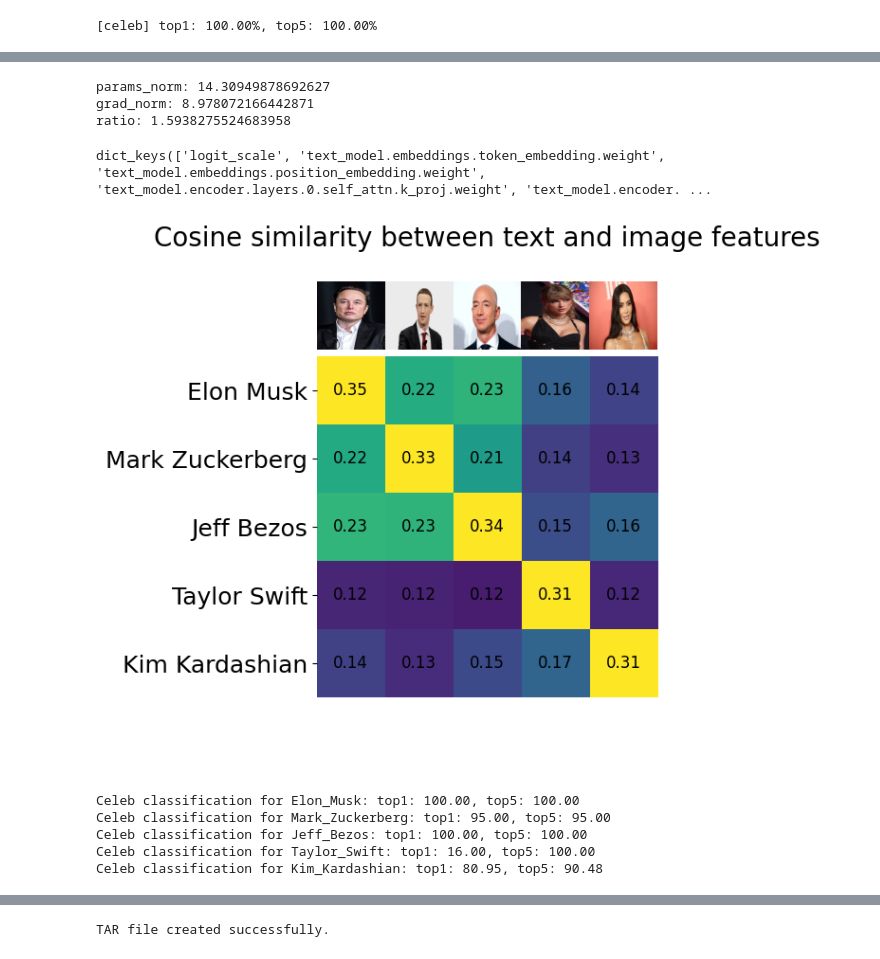
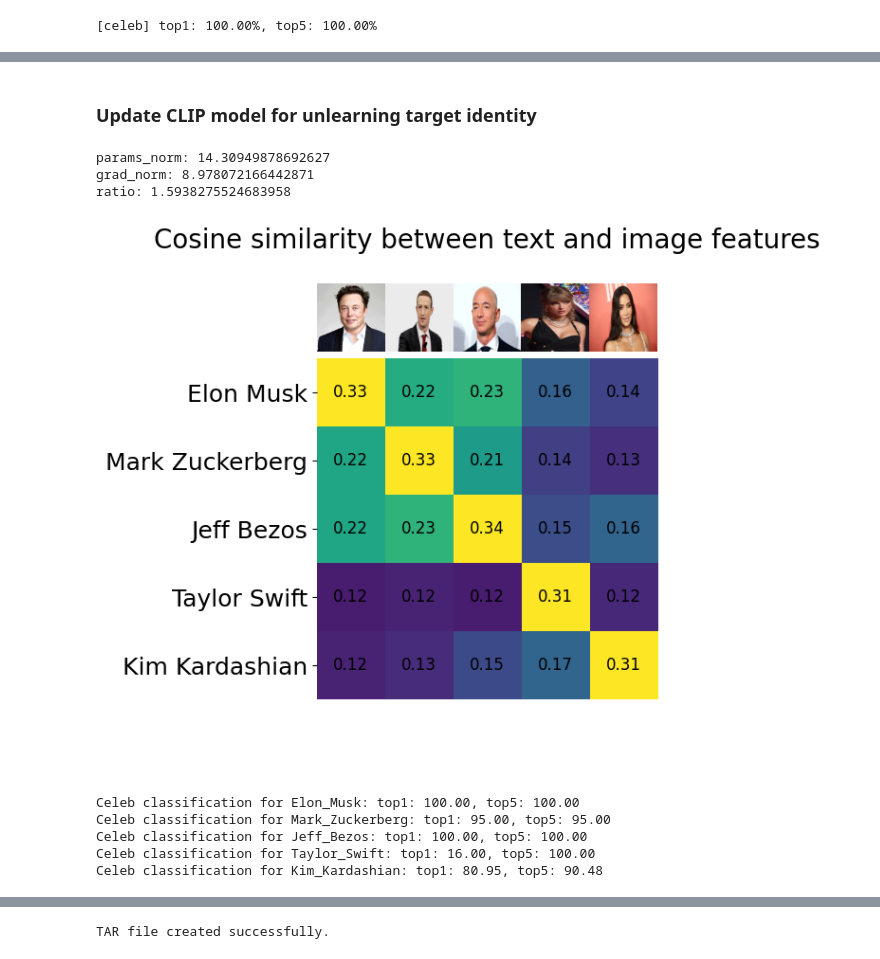
Before and after one commit to CSIPlab/SLUG, a Jupyter notebook: notebooks/experiment_stable_diffusion.ipynb, the cells around one changed output, grey strips where cells are left out. Saved outputs shown, nothing was run; the diff lists cells and outputs as text; code cells hidden in the pictures.

```diff
--- a/notebooks/experiment_stable_diffusion.ipynb
+++ b/notebooks/experiment_stable_diffusion.ipynb
@@ -105,8 +104,10 @@ def build_zero_shot_classifier(
 from pathlib import Path
 from collections import defaultdict
 from tqdm import tqdm
-# data_root = Path("/home/zcai032/unlearn/MUKit/clip/data/celeba")
-data_root = Path("data/celeba")
+
+# path to "celeba/"
+data_root = Path("/media/volume/mmcv/MUKit/data/celeba")
+# data_root = Path("data/celeba")
 file_image_name = data_root / "list_identity_celeba.txt"
 with open(file_image_name, 'r') as f:
     # Read the file line by line
@@ -127,8 +128,6 @@ name_list = tuple(sorted(name_set))
 CELEB_NAMES = [name.replace('_', ' ') for name in name_list]
 CELEB_TEMPLATES = (
     lambda c: f'{c}.',
-    # lambda c: f'a photo of {c}.',
-    # lambda c: f'an image of {c}.',
 )
 
 
@@ -147,25 +146,19 @@ def run_name(model, classifier, name, processor, device):
         image_path = data_root / "img_align_celeba" / image_id
         image = Image.open(image_path).convert("RGB")
 
-        # image = preprocess(image).unsqueeze(0)
-        # image = image.to(device)
         target = torch.tensor([label]).to(device)
-        # target = target.to(device)
+
 
         inputs = processor(text=[CELEB_TEMPLATES[0](name)], images=image, return_tensors="pt", padding=True).to(device)
         with torch.no_grad():
-            # output = model(image=image)
             outputs = model(**inputs)
 
-
-        # image_features = output['image_features'] if isinstance(output, dict) else output[0]
         image_features = outputs.image_embeds
         logits = 100. * image_features @ classifier
         # measure accuracy
         acc1, acc5 = accuracy(logits, target, topk=(1, 5))
         top1 += acc1
         top5 += acc5
-        # n += image.size(0)
         n += 1
 
     top1 = (top1 / n)
@@ -454,6 +425,8 @@ def get_important_layers(celeb_name, pair, model, forget_grads, retain_grads):
         plt.close()
 
     return important_layers
+# %% [markdown]
+### Update CLIP model for unlearning target identity
 # %%
 pair = "ViT-H-14 laion2B-s32B-b79K"
 important_layers = get_important_layers(celeb_name, pair, model_clip_pretrained, forget_grads, retain_grads)
@@ -563,10 +536,6 @@ print(f"ratio: {ratio}")
 params_norm: 14.30949878692627
 grad_norm: 8.978072166442871
 ratio: 1.5938275524683958
-# %%
-forget_grads.keys()
-# %% [output]
-dict_keys(['logit_scale', 'text_model.embeddings.token_embedding.weight', 'text_model.embeddings.position_embedding.weight', 'text_model.encoder.layers.0.self_attn.k_proj.weight', 'text_model.encoder. ...
 # %%
 model_clip = deepcopy(model_clip_pretrained)
 
@@ -620,16 +589,10 @@ for layer_name in layer_names:
 # classifier_celeb = build_classifiers(model_clip)
 # %%
 urls = [
-    "https://upload.wikimedia.org/wikipedia/commons/thumb/9/99/Elon_Musk_Colorado_2022_%28cropped2%29.jpg/220px-Elon_Musk_Colorado_2022_%28cropped2%29.jpg",\
-    # "https://upload.wikimedia.org/wikipedia/commons/thumb/1/18/Mark_Zuckerberg_F8_2019_Keynote_%2832830578717%29_%28cropped%29.jpg/220px-Mark_Zuckerberg_F8_2019_Keynote_%2832830578717%29_%28cropped%29.jpg",\
+    "https://futureoflife.org/wp-content/uploads/2020/08/elon_musk_royal_society.jpg",\
     "https://encrypted-tbn2.gstatic.com/images?q=tbn:ANd9GcToA87dFnKkkn7smBpTGguPNZ-2HJz3XGhiXNrvtybCGWLT869i",\
-    # "https://upload.wikimedia.org/wikipedia/commons/thumb/0/03/Jeff_Bezos_visits_LAAFB_SMC_%283908618%29_%28cropped%29.jpeg/220px-Jeff_Bezos_visits_LAAFB_SMC_%283908618%29_%28cropped%29.jpeg",\
-    # "https://en.wikipedia.org/wiki/File:Jeff_Bezos_visits_LAAFB_SMC_(3908618)_(cropped).jpeg",\
     "https://encrypted-tbn0.gstatic.com/images?q=tbn:ANd9GcRwhgRcyw94DdjP5cXCFSdC9oIlvc447C-GEqeeJlnRKrQ9RwVd",\
     "https://upload.wikimedia.org/wikipedia/commons/thumb/b/b1/Taylor_Swift_at_the_2023_MTV_Video_Music_Awards_%283%29.png/220px-Taylor_Swift_at_the_2023_MTV_Video_Music_Awards_%283%29.png",\
-    # "https://upload.wikimedia.org/wikipedia/commons/thumb/d/df/Kim_Kardashian_West_2014.jpg/1200px-Kim_Kardashian_West_2014.jpg"\
-    # "https://upload.wikimedia.org/wikipedia/commons/thumb/d/df/Kim_Kardashian_West_2014.jpg/220px-Kim_Kardashian_West_2014.jpg"
-    # "https://cdn.britannica.com/42/184142-050-5B50BDC2/Kim-Kardashian-2008.jpg"
     "https://variety.com/wp-content/uploads/2023/10/GettyImages-1485742278.jpg?w=1024"
 ]
 texts = ["Elon Musk", "Mark Zuckerberg", "Jeff Bezos", "Taylor Swift", "Kim Kardashian"]
@@ -638,42 +601,35 @@ original_images = []
 images = []
 for url, name in zip(urls, texts):
     image = Image.open(requests.get(url, stream=True).raw)
     image = image.convert('RGB')
     # save_path = f"figs/name/{name}.jpg"
     # image.save(save_path)
 
     original_images.append(image)
     images.append(image)
-# image_input = torch.tensor(np.stack(images)).cuda()
-# text_tokens = tokenizer(["This is " + desc for desc in texts]).cuda()
-# text_tokens = tokenizer(texts).cuda()
+
 
 with torch.no_grad(), torch.cuda.amp.autocast():
     inputs = processor_clip(text=texts, images=images, return_tensors="pt", padding=True).to(device)
     outputs = model_clip_pretrained(**inputs)
-
-    # image_features = model_pretrained.encode_image(image_input)
-    # text_features = model_pretrained.encode_text(text_tokens)
-    # image_features /= image_features.norm(dim=-1, keepdim=True)
-    # text_features /= text_features.norm(dim=-1, keepdim=True)
     image_features = outputs.image_embeds
     text_features = outputs.text_embeds
     similarity = text_features.cpu().numpy() @ image_features.cpu().numpy().T
 
 
 plot_iamge_text_matrix(similarity, texts, original_images, title="Cosine similarity between text and image features")
 
 
 # evaluate quantitative
 for name in texts:
     name = name.replace(' ', '_')
     top1, top5 = run_name(model_clip_pretrained, classifier_celeb, name, processor_clip, device)
     print(f"Celeb classification for {name}: top1: {top1*100:.2f}, top5: {top5*100:.2f}")
 
 # top1, top5 = run(model_pretrained, classifier_imagenet, data_imagenet.dataloader, args)
 # print(f"imagenet zeroshot top1: {top1*100:.2f}%, top5: {top5*100:.2f}%")
 # %% [output]
-[figure, old version]
+[figure, new version]
 Celeb classification for Elon_Musk: top1: 100.00, top5: 100.00
 Celeb classification for Mark_Zuckerberg: top1: 95.00, top5: 95.00
 Celeb classification for Jeff_Bezos: top1: 100.00, top5: 100.00
```
Also changed, not shown: parts of 29 cells of this notebook.
